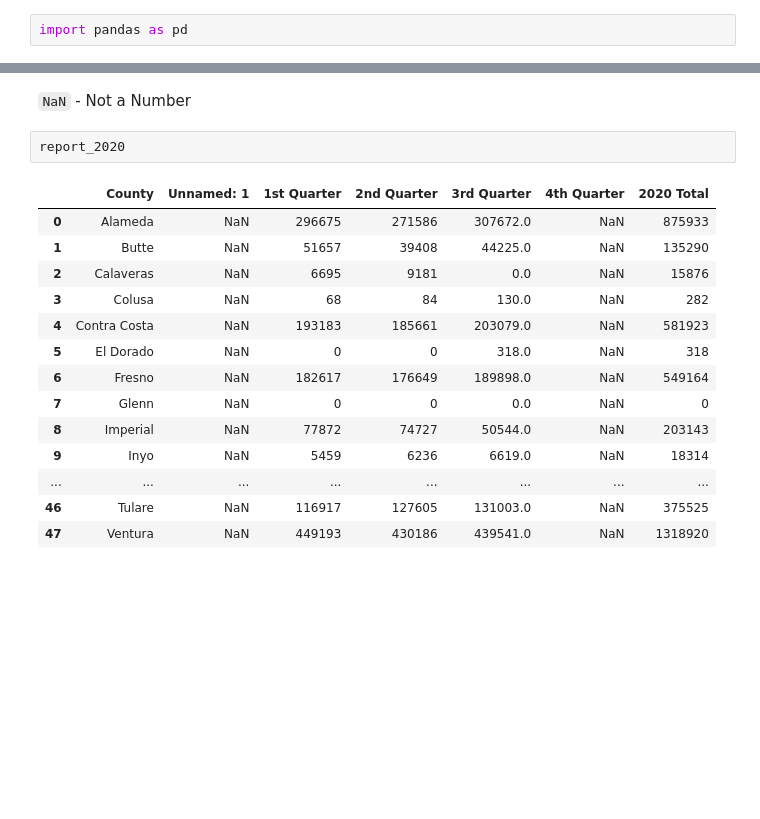
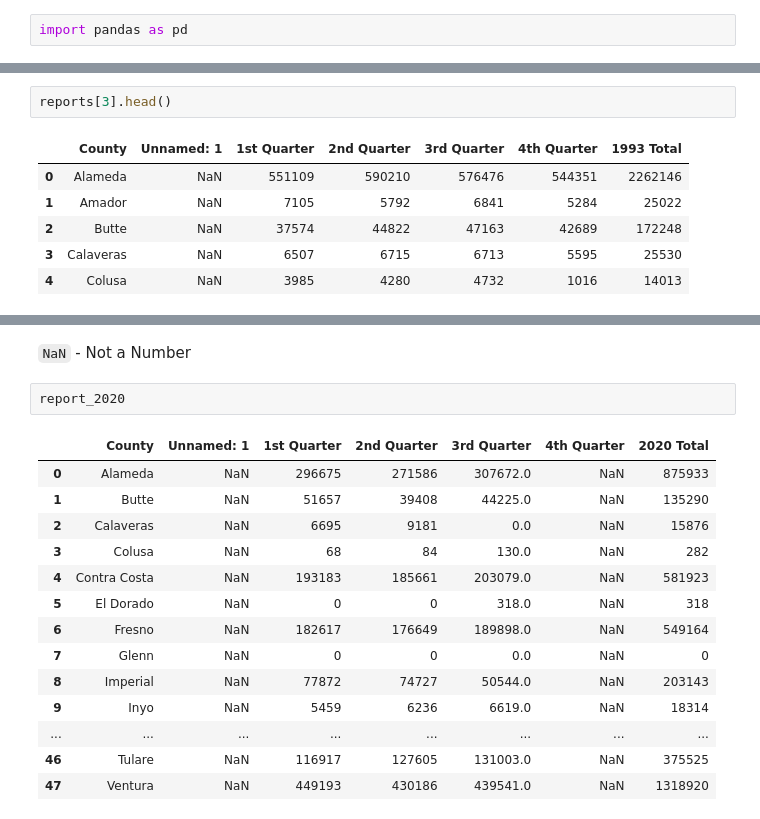
Before and after one commit to mengyuan616/alameda-waste-data, a Jupyter notebook: explore 2020 tonnage report.ipynb, the cells around one changed output, grey strips where cells are left out. Saved outputs shown, nothing was run; the diff lists cells and outputs as text; blank space fills up the shorter version.

```diff
--- a/explore 2020 tonnage report.ipynb
+++ b/explore 2020 tonnage report.ipynb
@@ -2,0 +61,9 @@ import pandas as pd
+# %%
+reports[3].head()
+# %% [output]
+|  | County | Unnamed: 1 | 1st Quarter | 2nd Quarter | 3rd Quarter | 4th Quarter | 1993 Total |
+| 0 | Alameda | NaN | 551109 | 590210 | 576476 | 544351 | 2262146 |
+| 1 | Amador | NaN | 7105 | 5792 | 6841 | 5284 | 25022 |
+| 2 | Butte | NaN | 37574 | 44822 | 47163 | 42689 | 172248 |
+| 3 | Calaveras | NaN | 6507 | 6715 | 6713 | 5595 | 25530 |
+| 4 | Colusa | NaN | 3985 | 4280 | 4732 | 1016 | 14013 |
```
Also changed, not shown: parts of 7 cells of this notebook, 1 other file.
